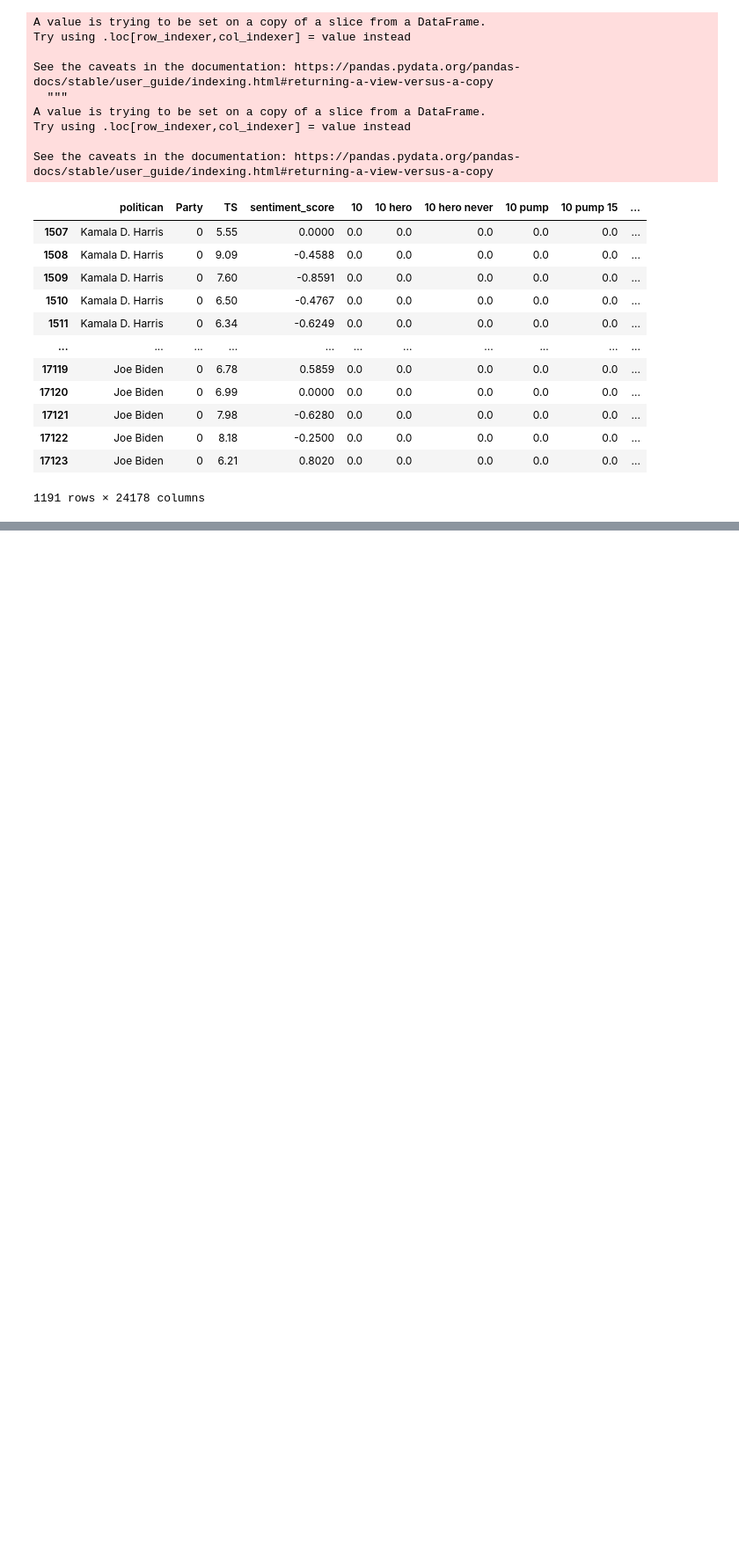
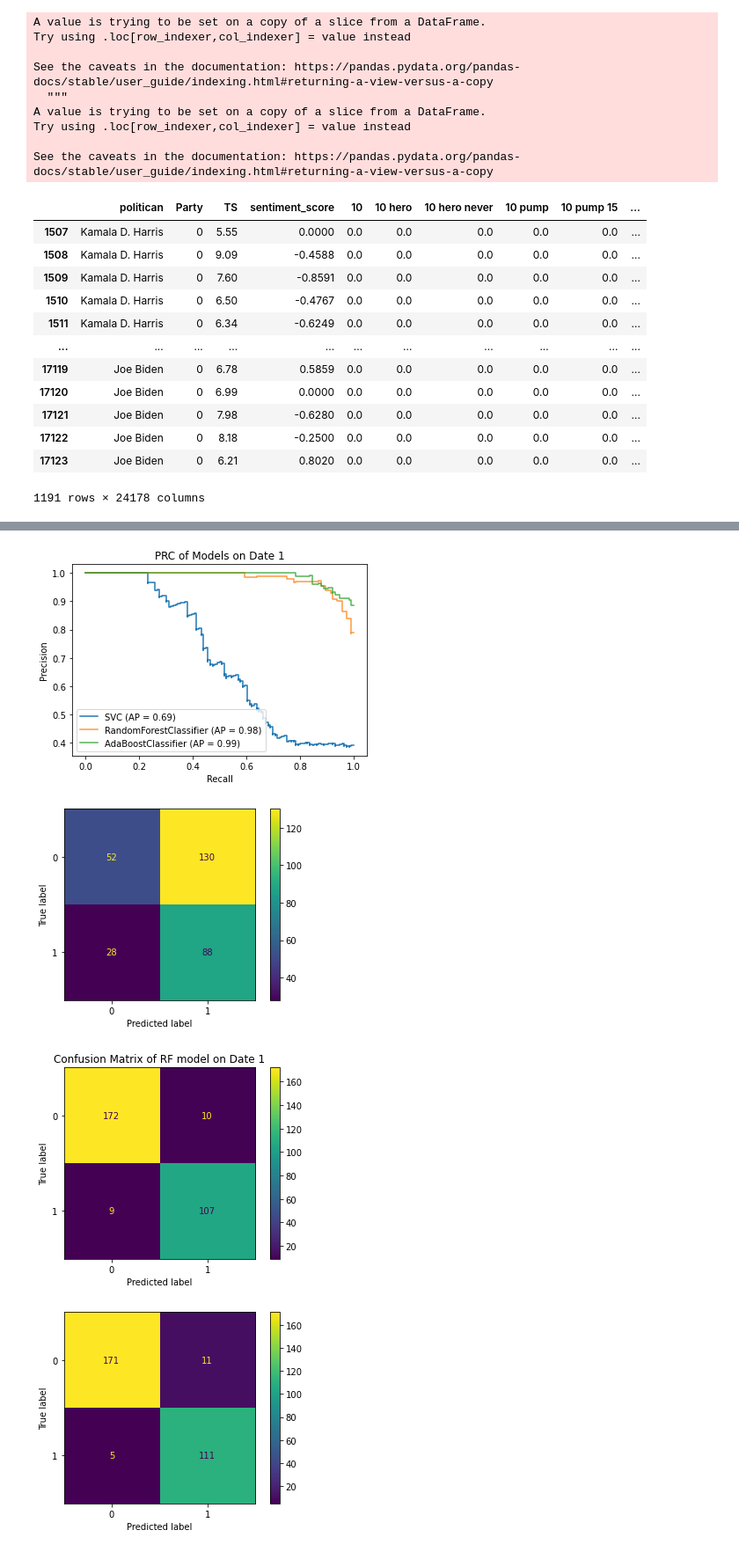
Before and after one commit to minglwu427/Twitter-Political-Compass-Machine, a Jupyter notebook: notebooks/Capstone2_step3_ModelingV2-wCommon.ipynb, the cells around one changed output, grey strips where cells are left out. Shown at 88% size. Saved outputs shown, nothing was run; the diff lists cells and outputs as text; code cells hidden in the pictures; blank space fills up the shorter version.

```diff
--- a/notebooks/Capstone2_step3_ModelingV2-wCommon.ipynb
+++ b/notebooks/Capstone2_step3_ModelingV2-wCommon.ipynb
@@ -210,0 +204,5 @@ Name: Party, dtype: int64
+# %%
+start = time.time()
+RF_model = RandomForestClassifier(criterion='entropy', max_depth=307, n_estimators=250).fit(X_train, y_train)
+end = time.time()
+print('The amount of time required for training RF Model is:', end - start)
@@ -373,0 +487,32 @@ sns.scatterplot(x='rep_like_tweet', y = 'dem_like_tweet', data = result_df_1, hu
+# %%
+from sklearn.metrics import plot_precision_recall_curve, plot_confusion_matrix, plot_roc_curve
+plot_precision_recall_curve(svc_model, X_test, y_test)
+ax = plt.gca()
+
+plot_precision_recall_curve(RF_model, X_test, y_test, ax = ax, alpha = 0.8)
+plot_precision_recall_curve(AdaB_model, X_test, y_test, ax = ax, alpha = 0.8)
+plt.title('PRC of Models on Date 1')
+plt.savefig(one_level_up + '\\report_graph\\PRC_date1')
+plt.show()
+
+plot_confusion_matrix(svc_model, X_test, y_test)
+plot_confusion_matrix(RF_model, X_test, y_test)
+plt.title('Confusion Matrix of RF model on Date 1')
+plt.savefig(one_level_up + '\\report_graph\\RF_CM_date1')
+plt.show()
+
+plot_confusion_matrix(AdaB_model, X_test, y_test)
+
+
+ROC = plot_roc_curve(svc_model, X_test, y_test)
+ax = plt.gca()
+ROC = plot_roc_curve(RF_model, X_test, y_test, ax = ax, alpha = 0.8)
+ROC = plot_roc_curve(AdaB_model, X_test, y_test, ax = ax, alpha = 0.8)
+plt.title('ROC of Models on Date 1')
+plt.savefig(one_level_up + '\\report_graph\\ROC_date1')
+plt.show()
+# %% [output]
+[figure, added]
+[figure, added]
+[figure, added]
+[figure, added]
```
Also changed, not shown: parts of 38 cells of this notebook, 37 other files.
